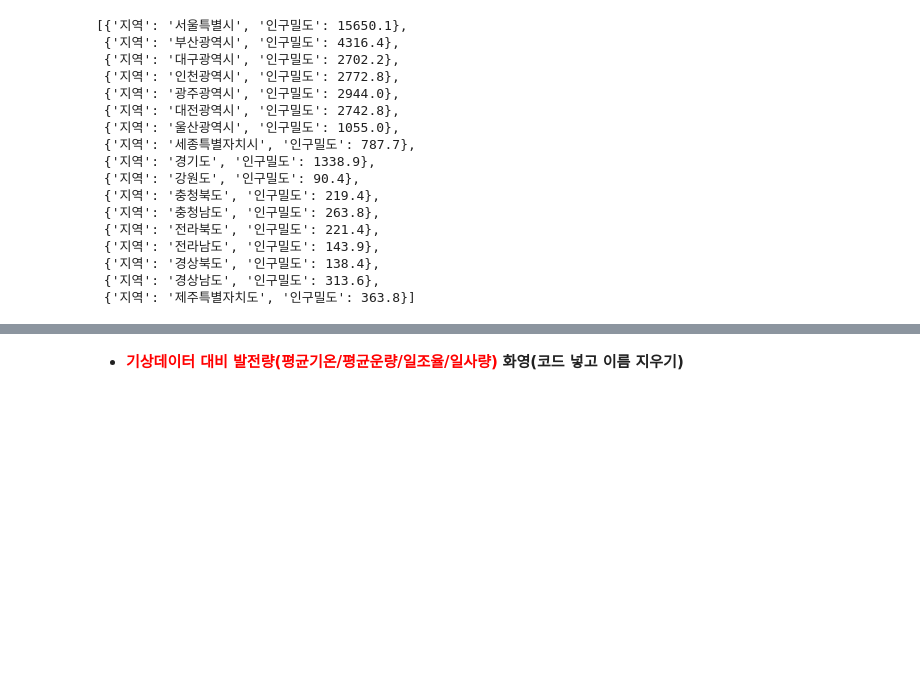
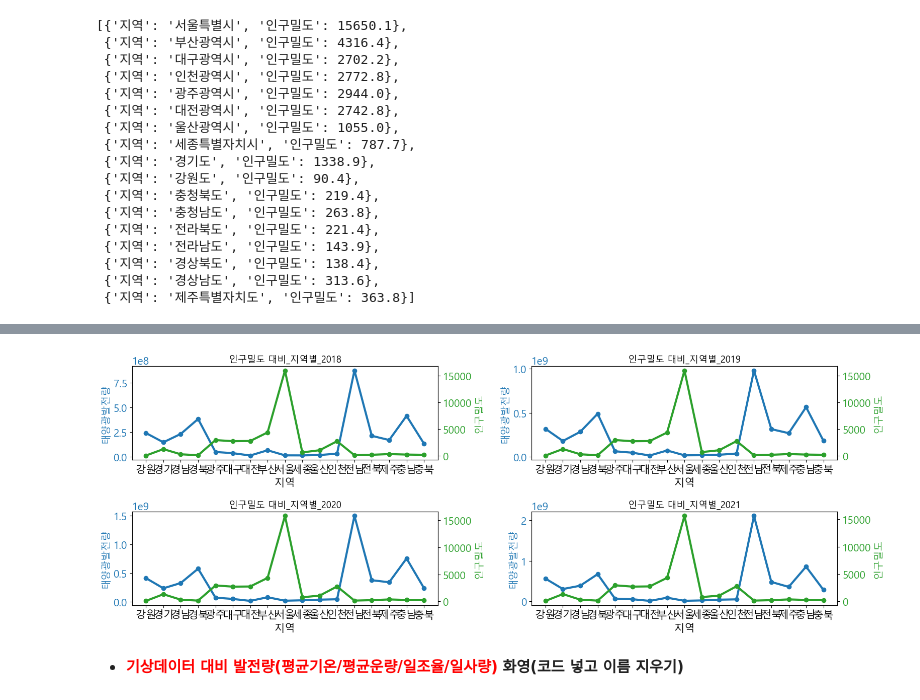
Before and after one commit to iiiiin/KEPCO-Digital-Bootcamp_sprint-1, a Jupyter notebook: Untitled-1.ipynb, the cells around one changed output, grey strips where cells are left out. Drawn from its saved outputs; the diff is of its cells as text; code cells hidden in the pictures; blank space fills up the shorter version.

Commit message:
년도별 신재생 비중과 발전소,인구밀도 대비 발전량

```diff
--- a/Untitled-1.ipynb
+++ b/Untitled-1.ipynb
@@ -484,0 +708,6 @@ map
+# %%
+m_df = pd.merge(df_18,df_19)
+m_df = pd.merge(m_df,df_20)
+m_df = pd.merge(m_df,df_21)
+mer_df = pd.merge(m_df,df)
+mer_df.head(2)
@@ -484,0 +721,14 @@ map
+# %%
+#년도별로 지역, 인구밀도와 발전량
+m_18 = mer_df[['지역','발전량_2018','인구밀도_2018']]
+m_18 = m_18.set_index('지역')
+
+m_19 = mer_df[['지역','발전량_2019','인구밀도_2019']]
+m_19 = m_19.set_index('지역')
+
+m_20 = mer_df[['지역','발전량_2020','인구밀도_2020']]
+m_20 = m_20.set_index('지역')
+
+m_21 = mer_df[['지역','발전량_2021','인구밀도_2021']]
+m_21 = m_21.set_index('지역')
+m_21.head(2)
@@ -485,3 +740,68 @@ map
+# %%
+#18년도
+fig, ax1 = plt.subplots(figsize=(16,6),nrows=2,ncols=2)
+color_1 = 'tab:blue'
+ax1[0,0].set_title('인구밀도 대비_지역별_2018', fontsize=13)
+ax1[0,0].set_xlabel('지역')
+ax1[0,0].set_ylabel('태양광발전량', fontsize=14, color=color_1)
+ax1[0,0].plot(m_18.index, m_18.발전량_2018, marker='o', color=color_1,linewidth=3)
+ax1[0,0].tick_params(axis='y', labelcolor=color_1)
+
+ax2 = ax1[0,0].twinx()
+color_2 = 'tab:green'
+ax2.set_ylabel('인구밀도', fontsize=14, color=color_2)
+ax2.plot(m_18.index, m_18.인구밀도_2018, marker='o', color=color_2,linewidth=3)
+ax2.tick_params(axis='y', labelcolor=color_2)
+
+
+#19년도
+color_1 = 'tab:blue'
+ax1[0,1].set_title('인구밀도 대비_지역별_2019', fontsize=13)
+ax1[0,1].set_xlabel('지역')
+ax1[0,1].set_ylabel('태양광발전량', fontsize=14, color=color_1)
+ax1[0,1].plot(m_19.index, m_19.발전량_2019, marker='o', color=color_1,linewidth=3)
+ax1[0,1].tick_params(axis='y', labelcolor=color_1)
+
+ax2 = ax1[0,1].twinx()
+color_2 = 'tab:green'
+ax2.set_ylabel('인구밀도', fontsize=14, color=color_2)
+ax2.plot(m_19.index, m_19.인구밀도_2019, marker='o', color=color_2,linewidth=3)
+ax2.tick_params(axis='y', labelcolor=color_2)
+
+
+#20년도
+color_1 = 'tab:blue'
+ax1[1,0].set_title('인구밀도 대비_지역별_2020', fontsize=13)
+ax1[1,0].set_xlabel('지역')
+ax1[1,0].set_ylabel('태양광발전량', fontsize=14, color=color_1)
+ax1[1,0].plot(m_20.index, m_20.발전량_2020, marker='o', color=color_1,linewidth=3)
+ax1[1,0].tick_params(axis='y', labelcolor=color_1)
+
+ax2 = ax1[1,0].twinx()
+color_2 = 'tab:green'
+ax2.set_ylabel('인구밀도', fontsize=14, color=color_2)
+ax2.plot(m_20.index, m_20.인구밀도_2020, marker='o', color=color_2,linewidth=3)
+ax2.tick_params(axis='y', labelcolor=color_2)
+
+
+#21년도
+color_1 = 'tab:blue'
+ax1[1,1].set_title('인구밀도 대비_지역별_2021', fontsize=13)
+ax1[1,1].set_xlabel('지역')
+ax1[1,1].set_ylabel('태양광발전량', fontsize=14, color=color_1)
+ax1[1,1].plot(m_21.index, m_21.발전량_2021, marker='o', color=color_1,linewidth=3)
+ax1[1,1].tick_params(axis='y', labelcolor=color_1)
+
+ax2 = ax1[1,1].twinx()
+color_2 = 'tab:green'
+ax2.set_ylabel('인구밀도', fontsize=14, color=color_2)
+ax2.plot(m_21.index, m_21.인구밀도_2021, marker='o', color=color_2,linewidth=3)
+ax2.tick_params(axis='y', labelcolor=color_2)
+
+fig.tight_layout()
+plt.show()
+# %% [output]
+[figure, added]
 # %% [markdown]
 - <span style='color:red'><b>기상데이터 대비 발전량(평균기온/평균운량/일조율/일사량)</b></span> **화영(코드 넣고 이름 지우기)**
 # %%
```
Also changed, not shown: parts of 19 cells of this notebook, 23 other files.
